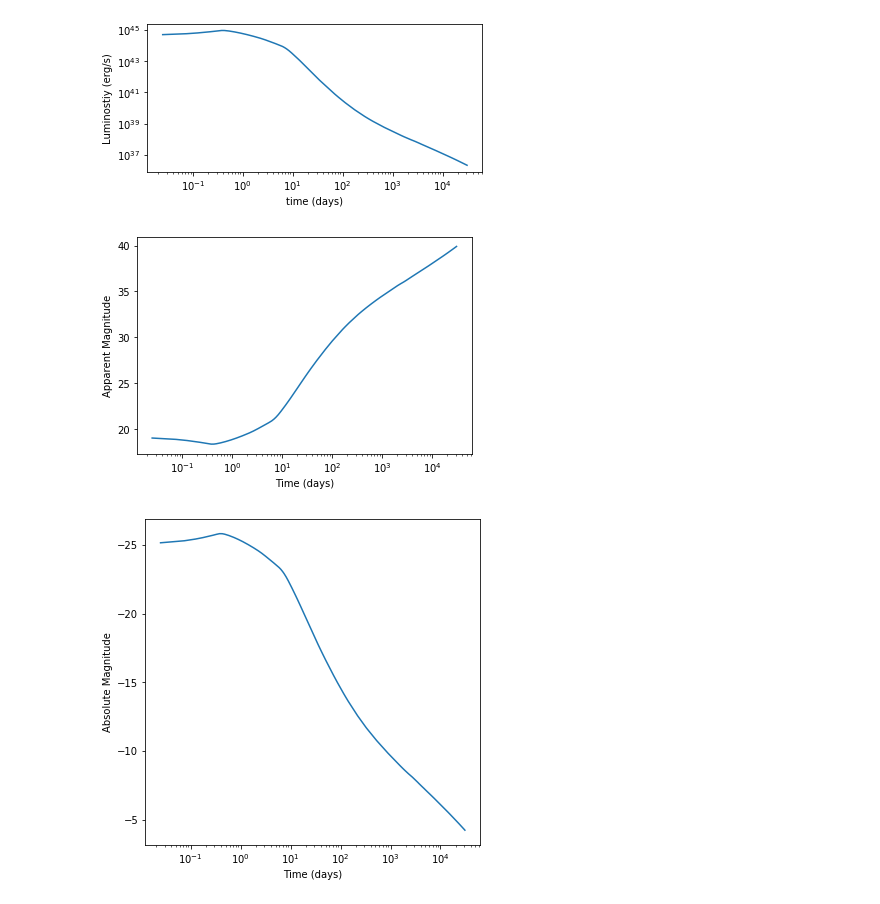
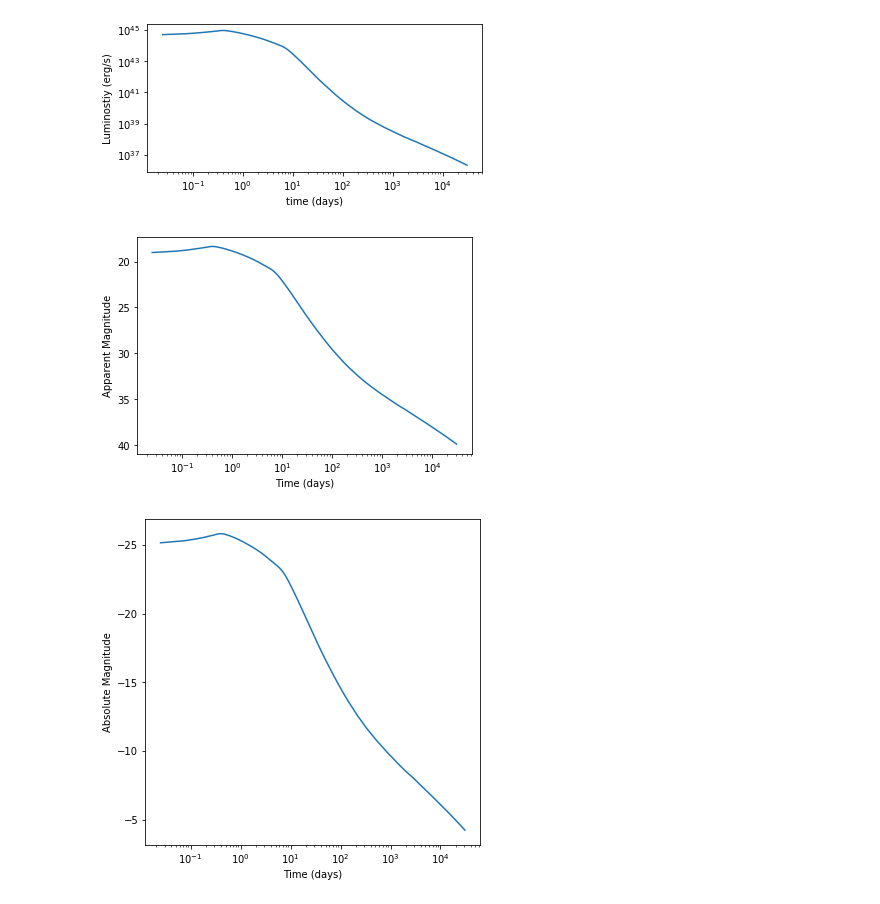
Before and after one commit to caitlin-king/summer-project, a Jupyter notebook: Summerproject.ipynb, the cells around one changed output. Drawn from its saved outputs; the diff is of its cells as text; code cells hidden in the pictures.

Commit message:
modified apparent/abs mag graphs1

```diff
--- a/Summerproject.ipynb
+++ b/Summerproject.ipynb
@@ -70,30 +70,31 @@ plt.show()
 # %%
 #Plots of apparent and absolute AB magnitudes
 
 m_AB = -2.5*np.log10(F_nu)-48.60
 
 d = D*(3.24078*pow(10, -19))
 
 M_AB = m_AB-5*np.log10(d)+5
 
 plt.subplot(1, 1, 1)
 plt.plot(t_days, m_AB)          #plot of time in days vs. apparent magnitude
 
 plt.xlabel('Time (days)')
 plt.ylabel('Apparent Magnitude')
 plt.xscale('log')
+plt.gca().invert_yaxis()
 
 plt.figure(figsize=(6,6))
 
 plt.subplot(1, 1, 1)
 plt.plot(t_days, M_AB)          #plot of time in days vs. absolute magnitude
 
 plt.xlabel('Time (days)')
 plt.ylabel('Absolute Magnitude')
 plt.xscale('log')
 plt.gca().invert_yaxis()
 
 plt.show()
 # %% [output]
-[figure, old version]
+[figure, new version]
 [figure]
```
